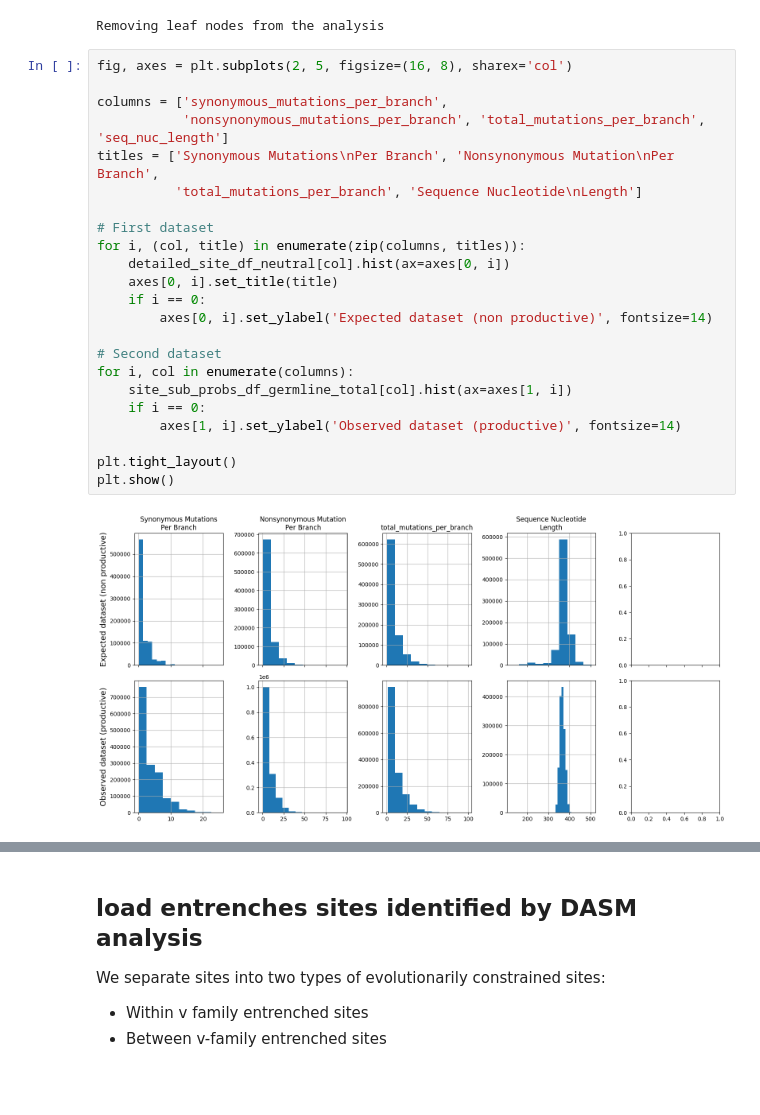
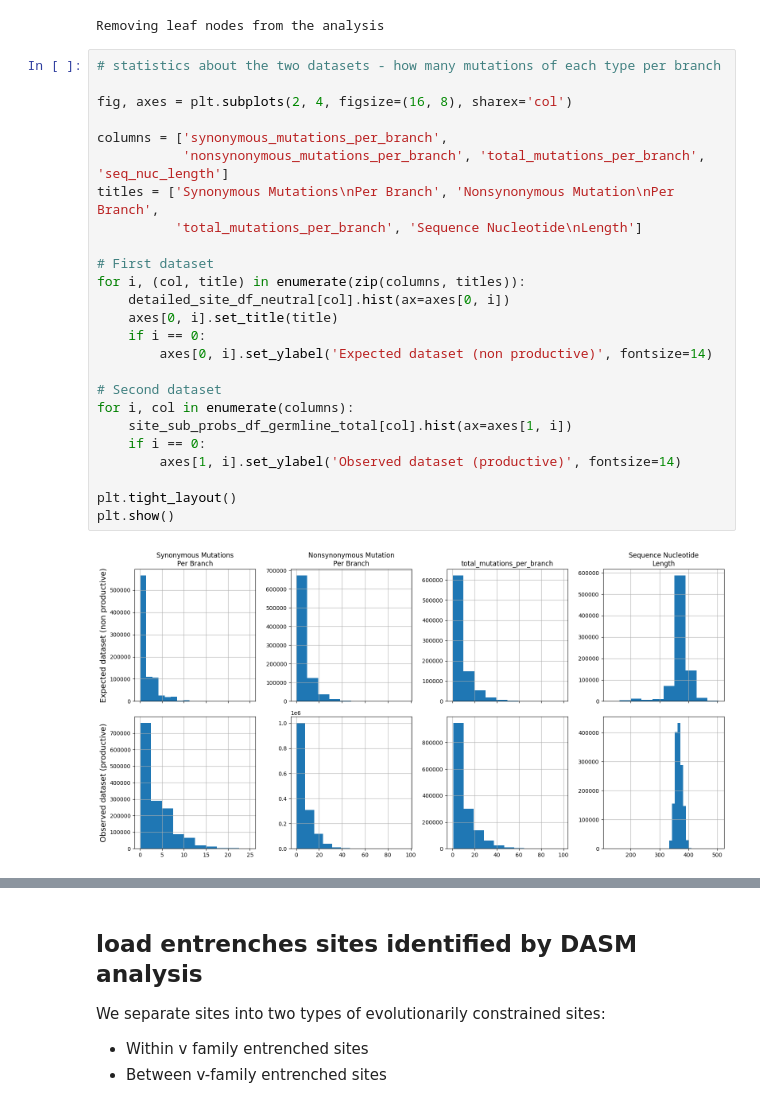
Before and after one commit to matsengrp/dasm-epistasis-experiments, a Jupyter notebook: rates_analysis_productive_non_productive_fix.ipynb, the cells around one changed output, grey strips where cells are left out. Saved outputs shown, nothing was run; the diff lists cells and outputs as text.

```diff
--- a/rates_analysis_productive_non_productive_fix.ipynb
+++ b/rates_analysis_productive_non_productive_fix.ipynb
@@ -516,30 +520,32 @@ site_sub_probs_df_germline_total, total_pcp_df = load_or_create_datafile(dataset
 # %% [output]
 Removing leaf nodes from the analysis
 # %%
-fig, axes = plt.subplots(2, 5, figsize=(16, 8), sharex='col')
+# statistics about the two datasets - how many mutations of each type per branch
+
+fig, axes = plt.subplots(2, 4, figsize=(16, 8), sharex='col')
 
 columns = ['synonymous_mutations_per_branch',
            'nonsynonymous_mutations_per_branch', 'total_mutations_per_branch', 'seq_nuc_length']
 titles = ['Synonymous Mutations\nPer Branch', 'Nonsynonymous Mutation\nPer Branch',
           'total_mutations_per_branch', 'Sequence Nucleotide\nLength']
 
 # First dataset
 for i, (col, title) in enumerate(zip(columns, titles)):
     detailed_site_df_neutral[col].hist(ax=axes[0, i])
     axes[0, i].set_title(title)
     if i == 0:
         axes[0, i].set_ylabel('Expected dataset (non productive)', fontsize=14)
 
 # Second dataset
 for i, col in enumerate(columns):
     site_sub_probs_df_germline_total[col].hist(ax=axes[1, i])
     if i == 0:
         axes[1, i].set_ylabel('Observed dataset (productive)', fontsize=14)
 
 plt.tight_layout()
 plt.show()
 # %% [output]
-[figure, old version]
+[figure, new version]
 # %%
 ## calculate observed and expected mutation rates
 
```
Also changed, not shown: parts of 19 cells of this notebook.
